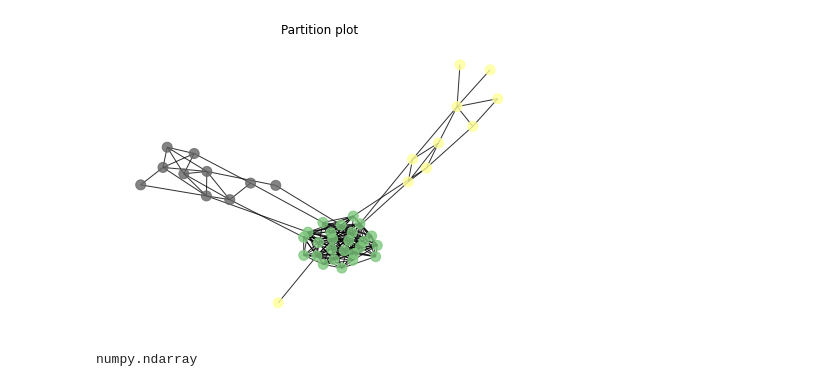
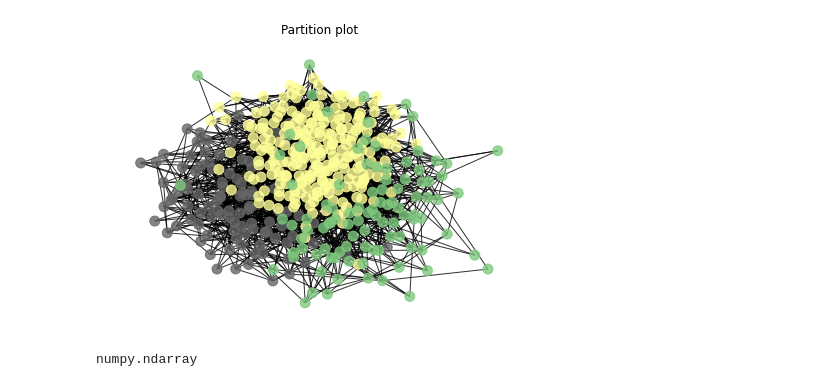
Before and after one commit to arifmoh2/community-detetction-deep-learning, a Jupyter notebook: Main_Code_Repo/DL_Methods/SDCN_final/SDCN_wrapper.ipynb, the cells around one changed output. Cells and saved outputs as stored; diff of their text form; code cells hidden in the pictures.

```diff
--- a/Main_Code_Repo/DL_Methods/SDCN_final/SDCN_wrapper.ipynb
+++ b/Main_Code_Repo/DL_Methods/SDCN_final/SDCN_wrapper.ipynb
@@ -9,12 +9,15 @@ from Main_Code_Repo.Plotting import graph_cluster_plot
 # %%
 ##### LOAD and PROCESS THE DATA IN THE REQUIRED FORMATS
 data_location = '/Users/ryznerf/Documents/0_MIT/Spring_2022/0_Projects/3_Networks_project/community-detetction-deep-learning/Data/'
-data_file = 'tc1.pkl'
+
+g_name = 'tc3'
+
+data_file = g_name + '.pkl'
 data = data_location + data_file
 g = unpickle_object(data)
 graph_cluster_plot(g)
 # %% [output]
-[figure, old version]
+[figure, new version]
 # %%
 labels = []
 for i in range(len(g.graph['partition'])):
```
Also changed, not shown: parts of 1 cell of this notebook, 9 other files.
